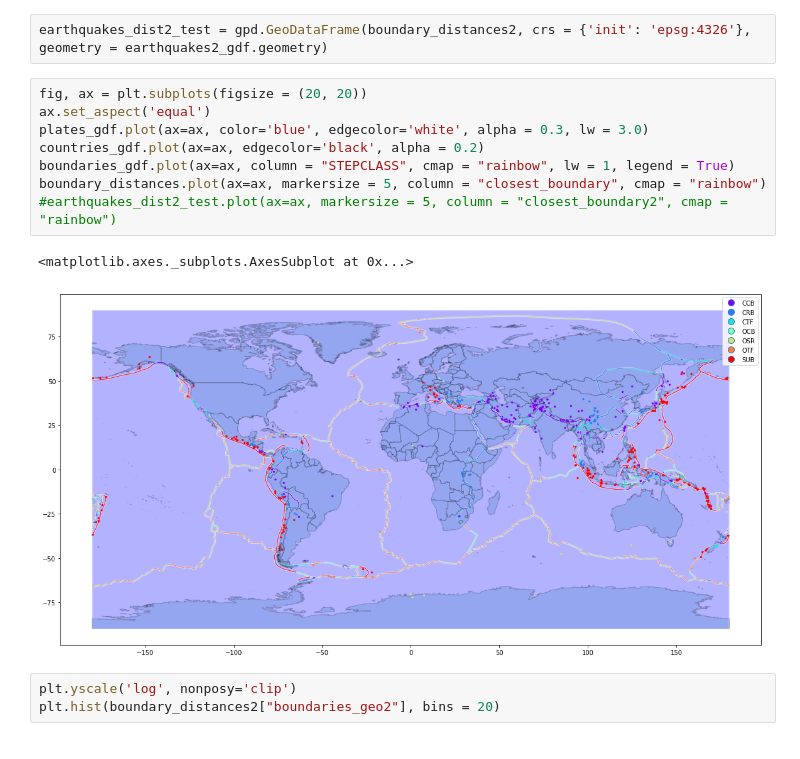
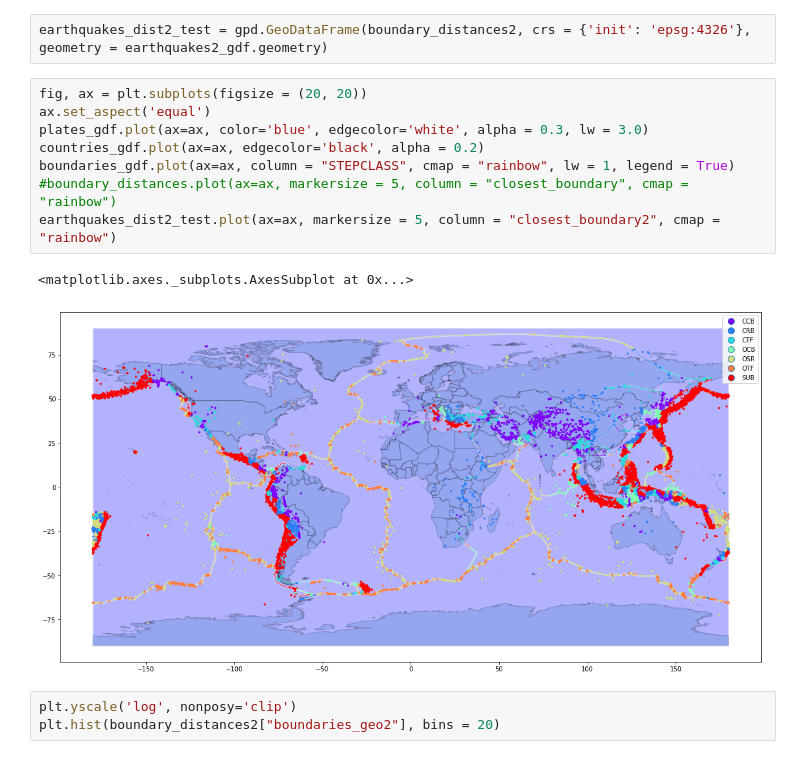
Before and after one commit to smitamisra/StrikingRobo_Earthquakes, a Jupyter notebook: MR_DQ3_2.ipynb, the cells around one changed output. Cells and saved outputs as stored; diff of their text form.

```diff
--- a/MR_DQ3_2.ipynb
+++ b/MR_DQ3_2.ipynb
@@ -633,14 +723,14 @@ earthquakes_dist2_test = gpd.GeoDataFrame(boundary_distances2, crs = {'init': 'e
 # %%
 fig, ax = plt.subplots(figsize = (20, 20))
 ax.set_aspect('equal')
 plates_gdf.plot(ax=ax, color='blue', edgecolor='white', alpha = 0.3, lw = 3.0)
 countries_gdf.plot(ax=ax, edgecolor='black', alpha = 0.2)
 boundaries_gdf.plot(ax=ax, column = "STEPCLASS", cmap = "rainbow", lw = 1, legend = True)
-boundary_distances.plot(ax=ax, markersize = 5, column = "closest_boundary", cmap = "rainbow")
-#earthquakes_dist2_test.plot(ax=ax, markersize = 5, column = "closest_boundary2", cmap = "rainbow")
+#boundary_distances.plot(ax=ax, markersize = 5, column = "closest_boundary", cmap = "rainbow")
+earthquakes_dist2_test.plot(ax=ax, markersize = 5, column = "closest_boundary2", cmap = "rainbow")
 # %% [output]
 <matplotlib.axes._subplots.AxesSubplot at 0x...>
-[figure, old version]
+[figure, new version]
 # %%
 plt.yscale('log', nonposy='clip')
 plt.hist(boundary_distances2["boundaries_geo2"], bins = 20)
```
Also changed, not shown: parts of 36 cells of this notebook.
